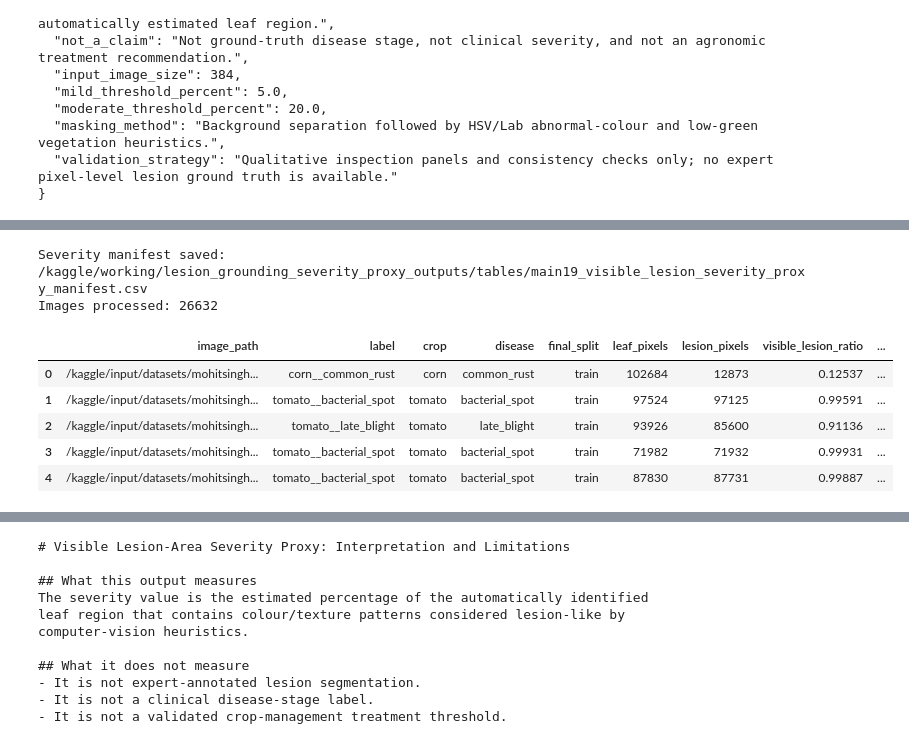
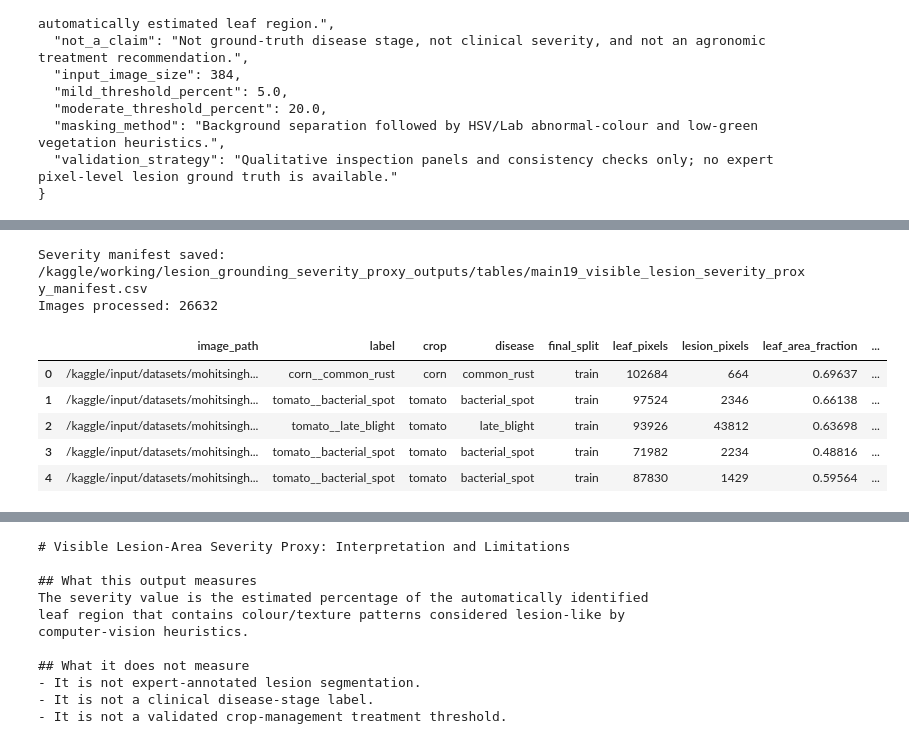
Before and after one commit to prajwal816/Crop-Disease-Detection, a Jupyter notebook: 09_lesion_grounding_severity_proxy.ipynb, the cells around one changed output, grey strips where cells are left out. Cells and saved outputs as stored; diff of their text form; code cells hidden in the pictures.

```diff
--- a/09_lesion_grounding_severity_proxy.ipynb
+++ b/09_lesion_grounding_severity_proxy.ipynb
@@ -484,12 +668,12 @@ def estimate_lesion_mask(rgb_image, leaf_mask):
 # %%
 def severity_band(severity_percent):
     if severity_percent < 5.0:
-        return "mild_proxy"
+        return "low_proxy"
 
     if severity_percent < 20.0:
-        return "moderate_proxy"
+        return "medium_proxy"
 
-    return "severe_proxy"
+    return "high_proxy"
 
 
 def compute_severity_proxy(image_path):
@@ -505,14 +689,27 @@ def compute_severity_proxy(image_path):
     leaf_pixels = int(leaf_mask.sum())
     lesion_pixels = int(lesion_mask.sum())
 
+    mask_quality, leaf_area_fraction, lesion_area_fraction = (
+        assess_mask_quality(
+            leaf_mask,
+            lesion_mask
+        )
+    )
+
     if leaf_pixels == 0:
         severity_ratio = np.nan
         severity_percent = np.nan
-        severity_category = "mask_failure"
+        severity_category = "proxy_unavailable"
+
     else:
         severity_ratio = lesion_pixels / leaf_pixels
         severity_percent = severity_ratio * 100
-        severity_category = severity_band(severity_percent)
+        severity_category = severity_band(
+            severity_percent
+        )
+
+    if mask_quality != "ok":
+        severity_category = "proxy_requires_review"
 
     return {
         "rgb_image": rgb_image,
@@ -520,7 +717,10 @@ def compute_severity_proxy(image_path):
         "lesion_mask": lesion_mask,
         "leaf_pixels": leaf_pixels,
         "lesion_pixels": lesion_pixels,
+        "leaf_area_fraction": leaf_area_fraction,
+        "lesion_area_fraction": lesion_area_fraction,
         "severity_ratio": severity_ratio,
         "severity_percent": severity_percent,
-        "severity_category": severity_category
+        "severity_category": severity_category,
+        "mask_quality": mask_quality
     }
@@ -728,15 +966,14 @@ for _, row in tqdm(
             "final_split": row["final_split"],
             "leaf_pixels": result["leaf_pixels"],
             "lesion_pixels": result["lesion_pixels"],
+            "leaf_area_fraction": result["leaf_area_fraction"],
+            "lesion_area_fraction": result["lesion_area_fraction"],
             "visible_lesion_ratio": result["severity_ratio"],
             "visible_lesion_percent": result["severity_percent"],
             "severity_proxy_band": result["severity_category"],
-            "mask_status": (
-                "ok"
-                if result["leaf_pixels"] > 0
-                else "mask_failure"
-            )
-        })
+            "mask_status": result["mask_quality"]
+            }
+        )
 
     except Exception as error:
         severity_records.append({
@@ -744,39 +981,39 @@ for _, row in tqdm(
             "label": row["label"],
             "crop": row.get("crop", ""),
             "disease": row.get("disease", ""),
             "final_split": row["final_split"],
             "leaf_pixels": np.nan,
             "lesion_pixels": np.nan,
             "visible_lesion_ratio": np.nan,
             "visible_lesion_percent": np.nan,
             "severity_proxy_band": "processing_failure",
             "mask_status": str(error)[:250]
         })
 
 severity_manifest_df = pd.DataFrame(severity_records)
 
 severity_manifest_path = (
     TABLE_DIR / "main19_visible_lesion_severity_proxy_manifest.csv"
 )
 
 severity_manifest_df.to_csv(
     severity_manifest_path,
     index=False
 )
 
 print("Severity manifest saved:", severity_manifest_path)
 print("Images processed:", len(severity_manifest_df))
 
 display(severity_manifest_df.head())
 # %% [output]
 Severity manifest saved: /kaggle/working/lesion_grounding_severity_proxy_outputs/tables/main19_visible_lesion_severity_proxy_manifest.csv
 Images processed: 26632
-|  | image_path | label | crop | disease | final_split | leaf_pixels | lesion_pixels | visible_lesion_ratio | ... |
-| 0 | /kaggle/input/datasets/mohitsingh... | corn__common_rust | corn | common_rust | train | 102684 | 12873 | 0.12537 | ... |
-| 1 | /kaggle/input/datasets/mohitsingh... | tomato__bacterial_spot | tomato | bacterial_spot | train | 97524 | 97125 | 0.99591 | ... |
-| 2 | /kaggle/input/datasets/mohitsingh... | tomato__late_blight | tomato | late_blight | train | 93926 | 85600 | 0.91136 | ... |
-| 3 | /kaggle/input/datasets/mohitsingh... | tomato__bacterial_spot | tomato | bacterial_spot | train | 71982 | 71932 | 0.99931 | ... |
-| 4 | /kaggle/input/datasets/mohitsingh... | tomato__bacterial_spot | tomato | bacterial_spot | train | 87830 | 87731 | 0.99887 | ... |
+|  | image_path | label | crop | disease | final_split | leaf_pixels | lesion_pixels | leaf_area_fraction | ... |
+| 0 | /kaggle/input/datasets/mohitsingh... | corn__common_rust | corn | common_rust | train | 102684 | 664 | 0.69637 | ... |
+| 1 | /kaggle/input/datasets/mohitsingh... | tomato__bacterial_spot | tomato | bacterial_spot | train | 97524 | 2346 | 0.66138 | ... |
+| 2 | /kaggle/input/datasets/mohitsingh... | tomato__late_blight | tomato | late_blight | train | 93926 | 43812 | 0.63698 | ... |
+| 3 | /kaggle/input/datasets/mohitsingh... | tomato__bacterial_spot | tomato | bacterial_spot | train | 71982 | 2234 | 0.48816 | ... |
+| 4 | /kaggle/input/datasets/mohitsingh... | tomato__bacterial_spot | tomato | bacterial_spot | train | 87830 | 1429 | 0.59564 | ... |
 # %%
 mask_failure_count = (
     severity_manifest_df["mask_status"] != "ok"
```
Also changed, not shown: parts of 15 cells of this notebook.
